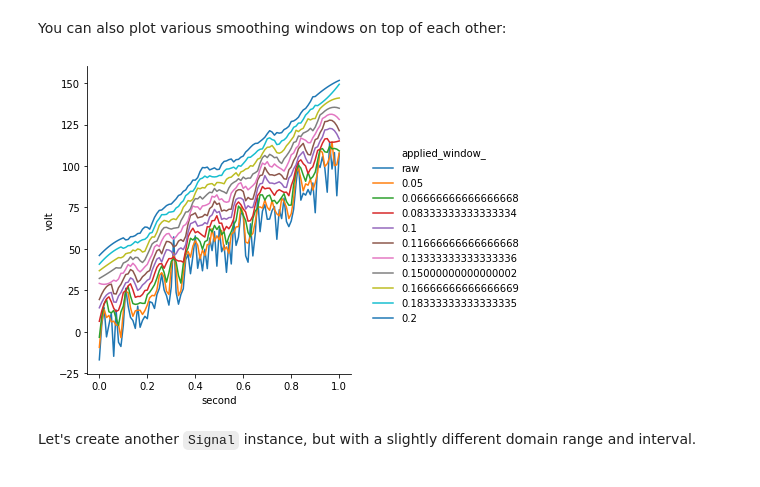
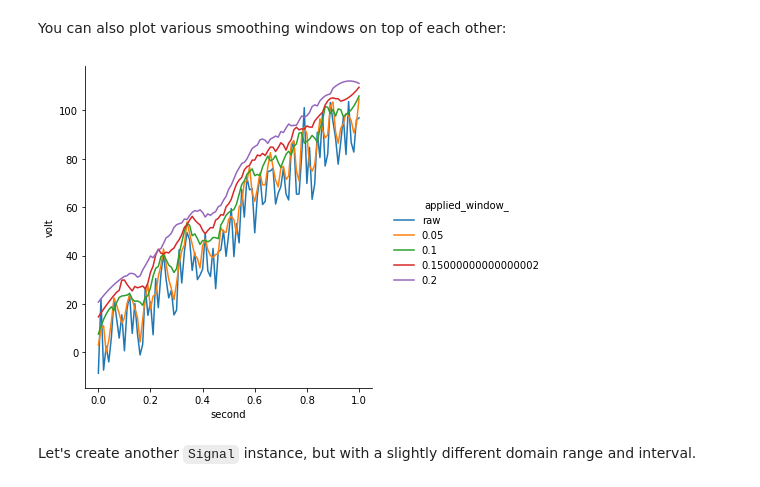
Before and after one commit to neuralsignal/dreye, a Jupyter notebook: tutorials/intro_signal_types.ipynb, the cells around one changed output. Cells and saved outputs as stored; diff of their text form; code cells hidden in the pictures.

Commit message:
added tests, improve photoreceptor model

```diff
--- a/tutorials/intro_signal_types.ipynb
+++ b/tutorials/intro_signal_types.ipynb
@@ -128,12 +128,12 @@ You can also plot various smoothing windows on top of each other:
 # %%
 g = signal.plotsmooth(
     0.05,  # minimum smoothing window
     0.2,  # maximum smoothing window
-    steps=,  # number of smoothing windows to test
+    steps=4,  # number of smoothing windows to test
     offset=5  # offset of each smoothed signal for better visualization
 )
 # %% [output]
-[figure, old version]
+[figure, new version]
 # %% [markdown]
 Let's create another `Signal` instance, but with a slightly different domain range and interval.
 # %%
```
Also changed, not shown: parts of 16 cells of this notebook, 14 other files.
